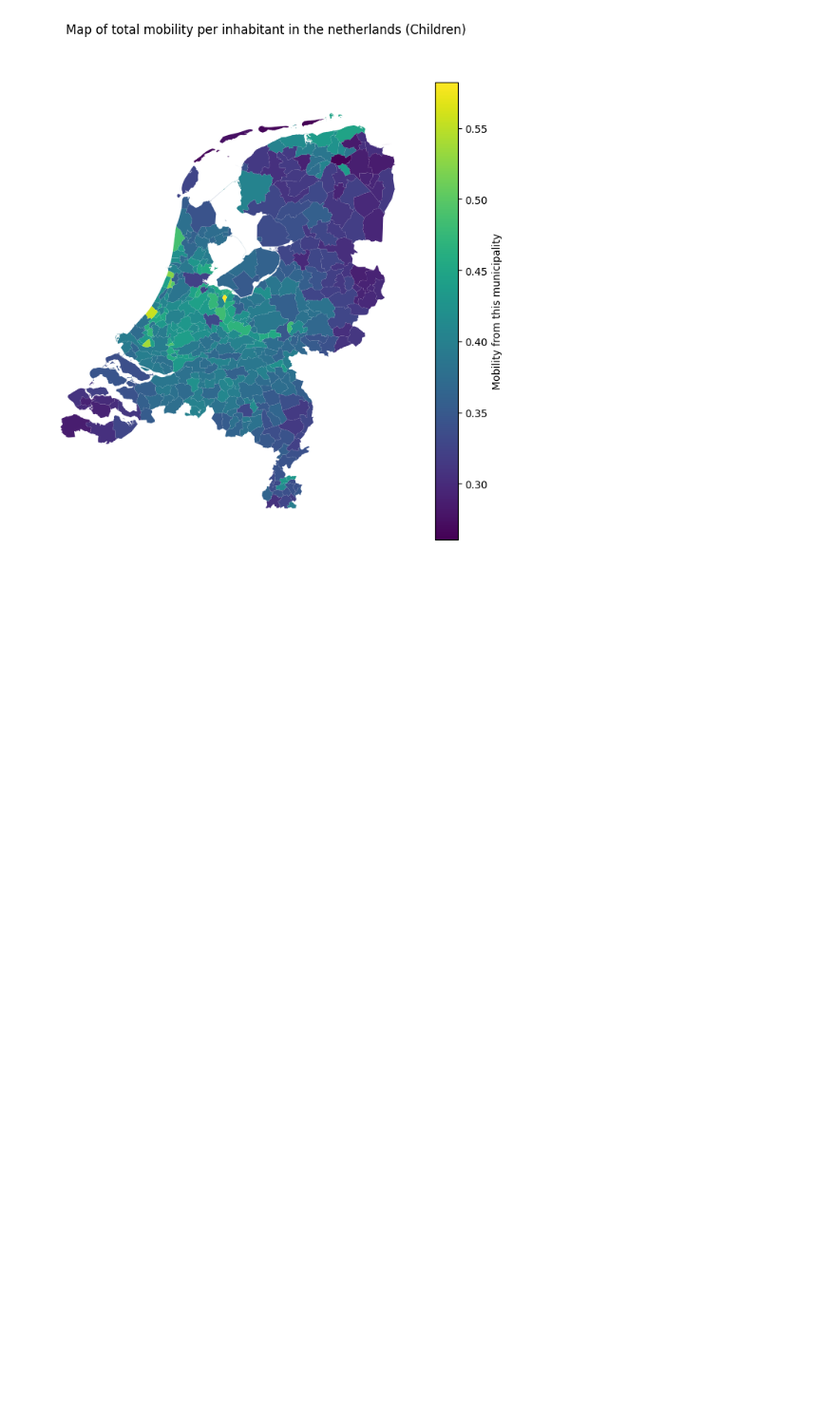
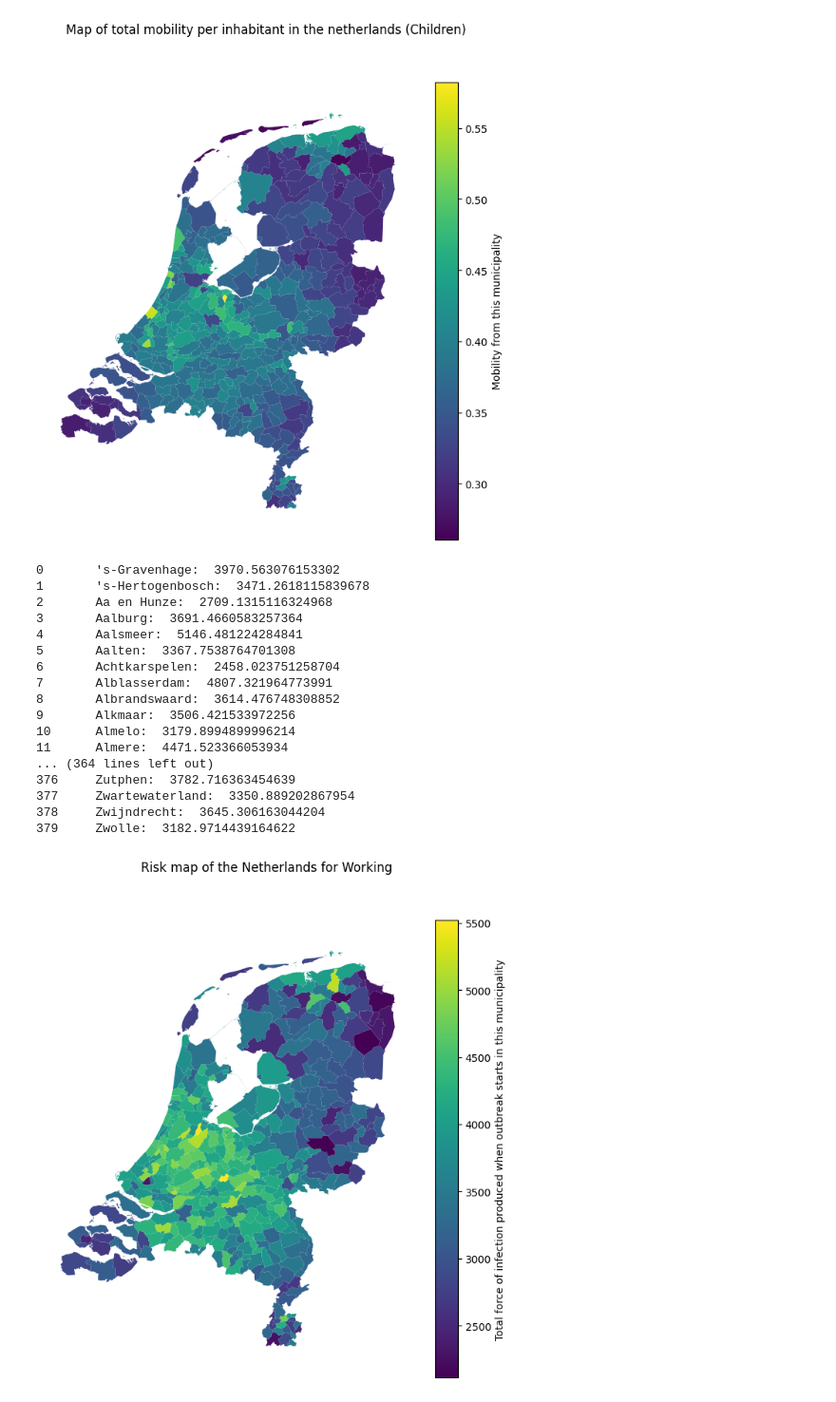
Before and after one commit to larsdekwant/covid-gravity-model, a Jupyter notebook: riskmap.ipynb, the cells around one changed output. Shown at 95% size. Drawn from its saved outputs; the diff is of its cells as text; code cells hidden in the pictures; blank space fills up the shorter version.

Commit message:
create riskmap working group

```diff
--- a/riskmap.ipynb
+++ b/riskmap.ipynb
@@ -804,3 +784,56 @@ for loc in range(380):
 create_spatial_plot(mobility_map, 'Map of total mobility per inhabitant in the netherlands (Children)', 'Mobility from this municipality')
 # %% [output]
 [figure]
+# %%
+import os
+import numpy as np
+import pandas as pd
+
+def load_foi_avg_runs(path_data, loc, group, seeds, runs):
+    all_data = []
+    for seed in range(seeds):
+        path = path_data + f'Seed_{seed}/'
+        for run in range(runs):
+            foi_data = np.load(path + 'Runs_ref_4.6_100_5_risk' + str(loc) + '_' + str(group) + '/Infection_Pressure_' + str(run) + '.npy')
+            all_data.append(foi_data)
+
+    # Average the data
+    n_data = seeds * runs
+    merged_data = np.zeros(all_data[0].shape)
+    for i in range(n_data):
+        merged_data = merged_data + all_data[i]
+    merged_data = merged_data / n_data
+    return merged_data
+
+path = os.getcwd() + '/cluster/results/5/High/'
+
+loc_name = np.array(pd.read_pickle(os.path.normpath(path + '../../Gemeenten.pkl'))).T[0]
+
+risk_map = np.zeros(380)
+for loc in range(380):
+    infected_per_municipality = load_foi_avg_runs(path, loc, 5, 5, 5)
+    t_max = infected_per_municipality.shape[0]
+    risk = np.sum(infected_per_municipality[t_max - 1])
+    risk_map[loc] = risk
+    print(str(loc) +'\t' + loc_name[loc] + ':  ' + str(risk))
+
+create_spatial_plot(risk_map, 'Risk map of the Netherlands for Working', 'Total force of infection produced when outbreak starts in this municipality')
+# %% [output]
+0       's-Gravenhage:  3970.563076153302
+1       's-Hertogenbosch:  3471.2618115839678
+2       Aa en Hunze:  2709.1315116324968
+3       Aalburg:  3691.4660583257364
+4       Aalsmeer:  5146.481224284841
+5       Aalten:  3367.7538764701308
+6       Achtkarspelen:  2458.023751258704
+7       Alblasserdam:  4807.321964773991
+8       Albrandswaard:  3614.476748308852
+9       Alkmaar:  3506.421533972256
+10      Almelo:  3179.8994899996214
+11      Almere:  4471.523366053934
+... (364 lines left out)
+376     Zutphen:  3782.716363454639
+377     Zwartewaterland:  3350.889202867954
+378     Zwijndrecht:  3645.306163044204
+379     Zwolle:  3182.9714439164622
+[figure, added]
```
Also changed, not shown: parts of 4 cells of this notebook.
